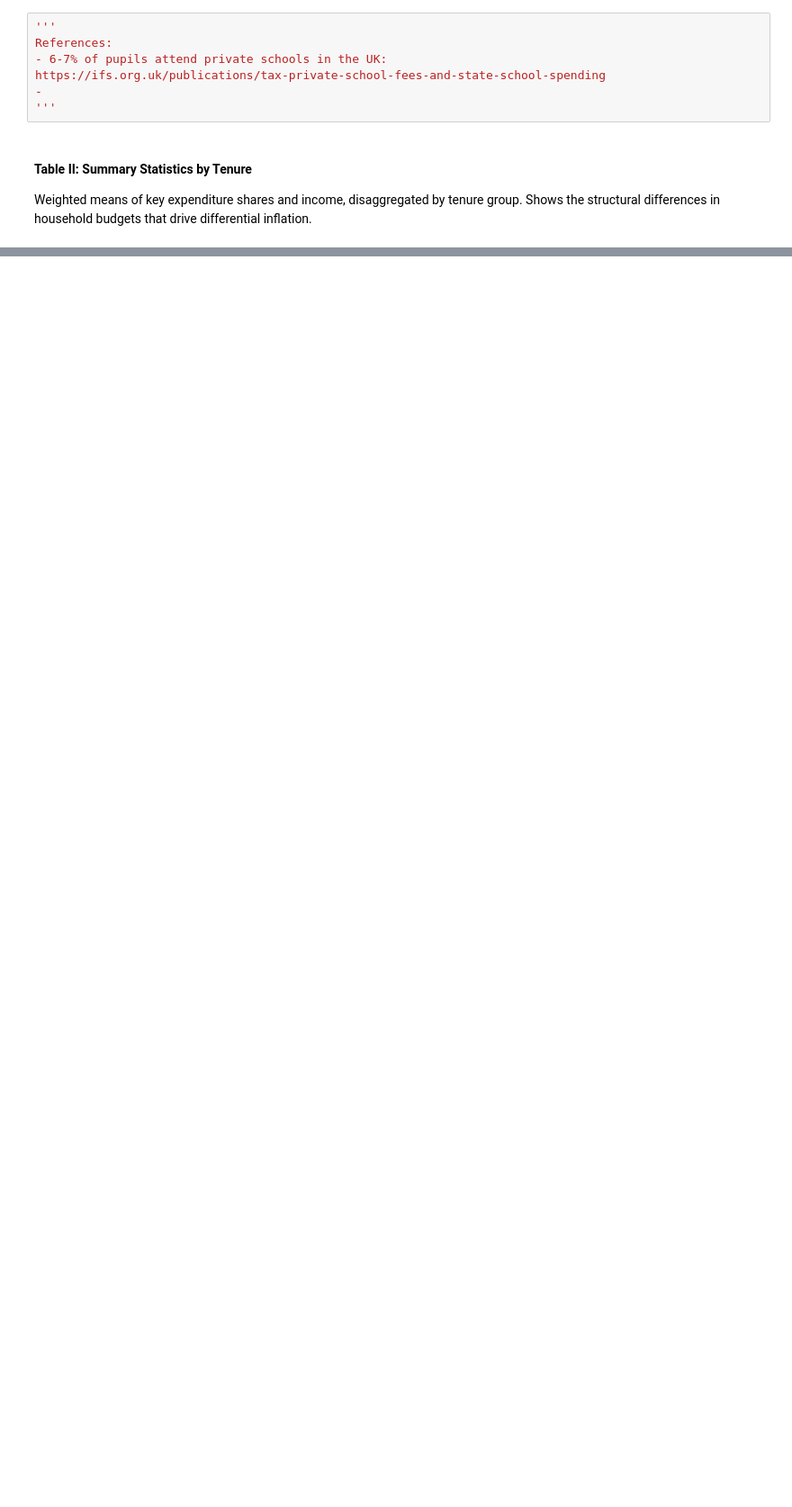
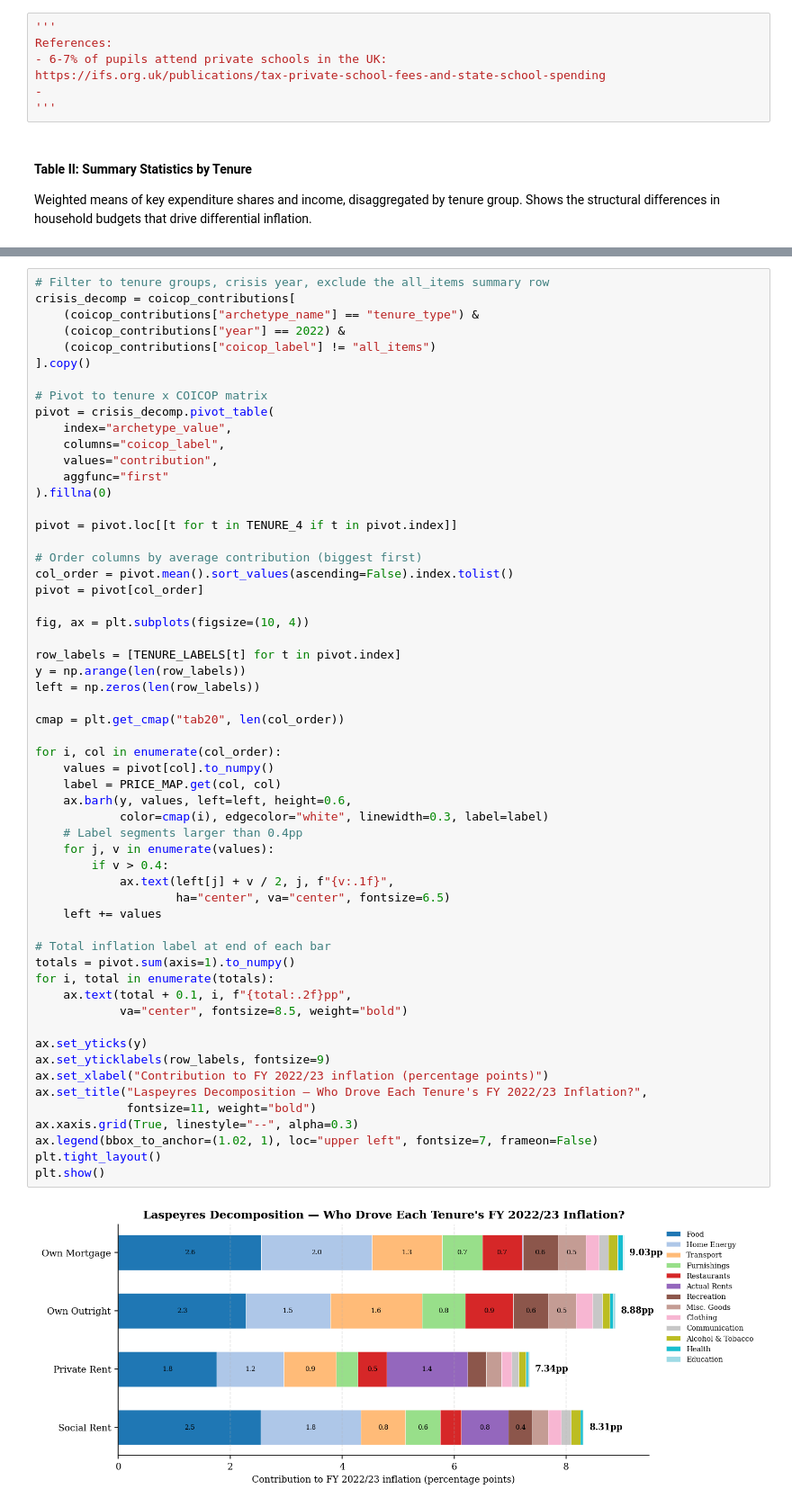
Before and after one commit to onettonett/TemporaryADS, a Jupyter notebook: notebooks/visualisations.ipynb, the cells around one changed output, grey strips where cells are left out. Shown at 90% size. Saved outputs shown, nothing was run; the diff lists cells and outputs as text; blank space fills up the shorter version.

```diff
--- a/notebooks/visualisations.ipynb
+++ b/notebooks/visualisations.ipynb
@@ -206,0 +351,59 @@ TypeError: list.append() takes exactly one argument (2 given)
+# %%
+# Filter to tenure groups, crisis year, exclude the all_items summary row
+crisis_decomp = coicop_contributions[
+    (coicop_contributions["archetype_name"] == "tenure_type") &
+    (coicop_contributions["year"] == 2022) &
+    (coicop_contributions["coicop_label"] != "all_items")
+].copy()
+
+# Pivot to tenure x COICOP matrix
+pivot = crisis_decomp.pivot_table(
+    index="archetype_value",
+    columns="coicop_label",
+    values="contribution",
+    aggfunc="first"
+).fillna(0)
+
+pivot = pivot.loc[[t for t in TENURE_4 if t in pivot.index]]
+
+# Order columns by average contribution (biggest first)
+col_order = pivot.mean().sort_values(ascending=False).index.tolist()
+pivot = pivot[col_order]
+
+fig, ax = plt.subplots(figsize=(10, 4))
+
+row_labels = [TENURE_LABELS[t] for t in pivot.index]
+y = np.arange(len(row_labels))
+left = np.zeros(len(row_labels))
+
+cmap = plt.get_cmap("tab20", len(col_order))
+
+for i, col in enumerate(col_order):
+    values = pivot[col].to_numpy()
+    label = PRICE_MAP.get(col, col)
+    ax.barh(y, values, left=left, height=0.6,
+            color=cmap(i), edgecolor="white", linewidth=0.3, label=label)
+    # Label segments larger than 0.4pp
+    for j, v in enumerate(values):
+        if v > 0.4:
+            ax.text(left[j] + v / 2, j, f"{v:.1f}",
+                    ha="center", va="center", fontsize=6.5)
+    left += values
+
+# Total inflation label at end of each bar
+totals = pivot.sum(axis=1).to_numpy()
+for i, total in enumerate(totals):
+    ax.text(total + 0.1, i, f"{total:.2f}pp",
+            va="center", fontsize=8.5, weight="bold")
+
+ax.set_yticks(y)
+ax.set_yticklabels(row_labels, fontsize=9)
+ax.set_xlabel("Contribution to FY 2022/23 inflation (percentage points)")
+ax.set_title("Laspeyres Decomposition — Who Drove Each Tenure's FY 2022/23 Inflation?",
+             fontsize=11, weight="bold")
+ax.xaxis.grid(True, linestyle="--", alpha=0.3)
+ax.legend(bbox_to_anchor=(1.02, 1), loc="upper left", fontsize=7, frameon=False)
+plt.tight_layout()
+plt.show()
+# %% [output]
+[figure, added]
```
Also changed, not shown: parts of 6 cells of this notebook, 31 other files.
